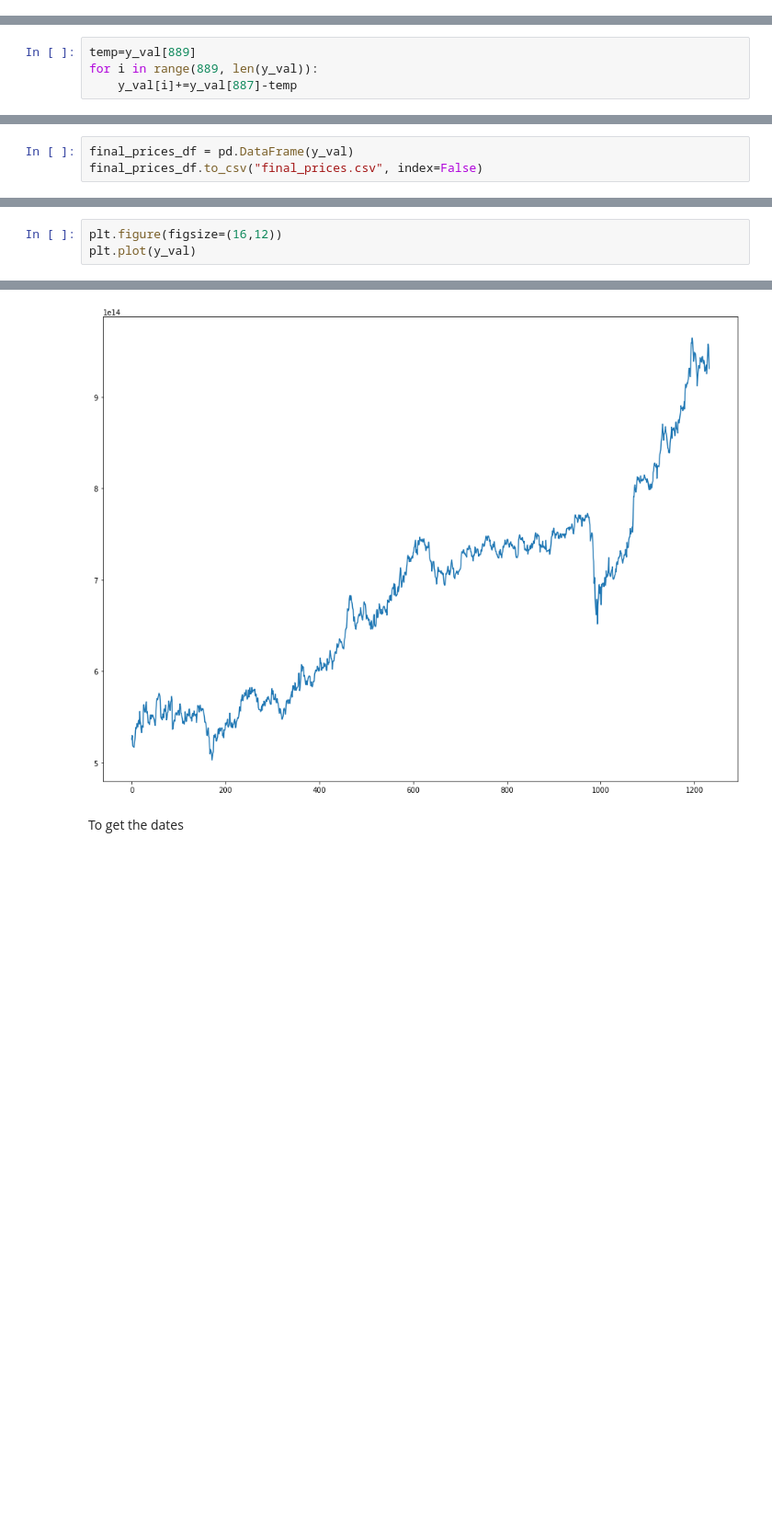
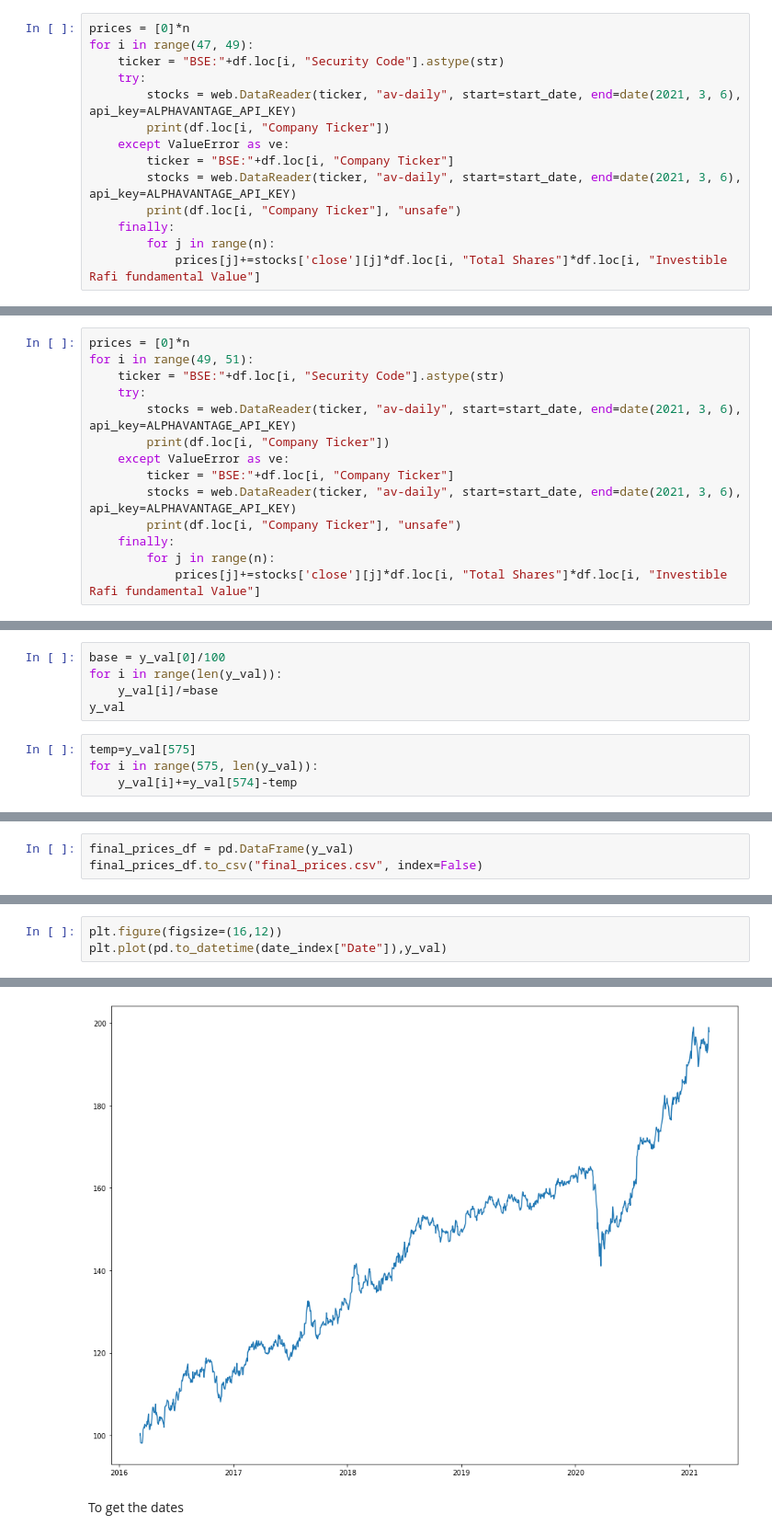
Before and after one commit to rohithandique/ACM-Index-Fund-Project, a Jupyter notebook: Index Fund Value Calculation.ipynb, the cells around one changed output, grey strips where cells are left out. Shown at 92% size. Saved outputs shown, nothing was run; the diff lists cells and outputs as text; blank space fills up the shorter version.

```diff
--- a/Index Fund Value Calculation.ipynb
+++ b/Index Fund Value Calculation.ipynb
@@ -360,0 +348,14 @@ y_val.index(693950777708623.5)
+# %%
+prices = [0]*n
+for i in range(47, 49):
+    ticker = "BSE:"+df.loc[i, "Security Code"].astype(str)
+    try:
+        stocks = web.DataReader(ticker, "av-daily", start=start_date, end=date(2021, 3, 6), api_key=ALPHAVANTAGE_API_KEY)
+        print(df.loc[i, "Company Ticker"])
+    except ValueError as ve:
+        ticker = "BSE:"+df.loc[i, "Company Ticker"]
+        stocks = web.DataReader(ticker, "av-daily", start=start_date, end=date(2021, 3, 6), api_key=ALPHAVANTAGE_API_KEY)
+        print(df.loc[i, "Company Ticker"], "unsafe")
+    finally:
+        for j in range(n):
+            prices[j]+=stocks['close'][j]*df.loc[i, "Total Shares"]*df.loc[i, "Investible Rafi fundamental Value"]
@@ -360,0 +365,14 @@ y_val.index(693950777708623.5)
+# %%
+prices = [0]*n
+for i in range(49, 51):
+    ticker = "BSE:"+df.loc[i, "Security Code"].astype(str)
+    try:
+        stocks = web.DataReader(ticker, "av-daily", start=start_date, end=date(2021, 3, 6), api_key=ALPHAVANTAGE_API_KEY)
+        print(df.loc[i, "Company Ticker"])
+    except ValueError as ve:
+        ticker = "BSE:"+df.loc[i, "Company Ticker"]
+        stocks = web.DataReader(ticker, "av-daily", start=start_date, end=date(2021, 3, 6), api_key=ALPHAVANTAGE_API_KEY)
+        print(df.loc[i, "Company Ticker"], "unsafe")
+    finally:
+        for j in range(n):
+            prices[j]+=stocks['close'][j]*df.loc[i, "Total Shares"]*df.loc[i, "Investible Rafi fundamental Value"]
@@ -361,6 +386,11 @@ y_val.index(693950777708623.5)
 # %%
 #y_val = copy.deepcopy(prices_final)
+# %%
+base = y_val[0]/100
+for i in range(len(y_val)):
+    y_val[i]/=base
+y_val
 # %%
-temp=y_val[889]
-for i in range(889, len(y_val)):
-    y_val[i]+=y_val[887]-temp
+temp=y_val[575]
+for i in range(575, len(y_val)):
+    y_val[i]+=y_val[574]-temp
@@ -398,8 +429,8 @@ plt.plot(prices_final)
 # %%
 plt.figure(figsize=(16,12))
-plt.plot(y_val)
+plt.plot(pd.to_datetime(date_index["Date"]),y_val)
 # %% [output]
 [<matplotlib.lines.Line2D at 0x...>]
-[figure, old version]
+[figure, new version]
 # %% [markdown]
 To get the dates
```
Also changed, not shown: parts of 48 cells of this notebook, 9 other files.
